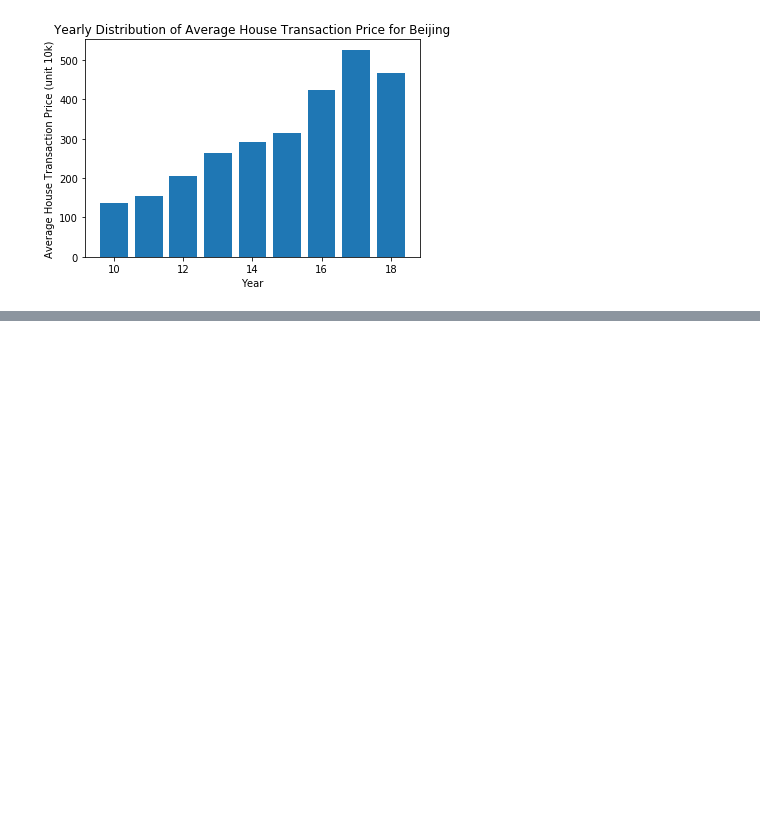
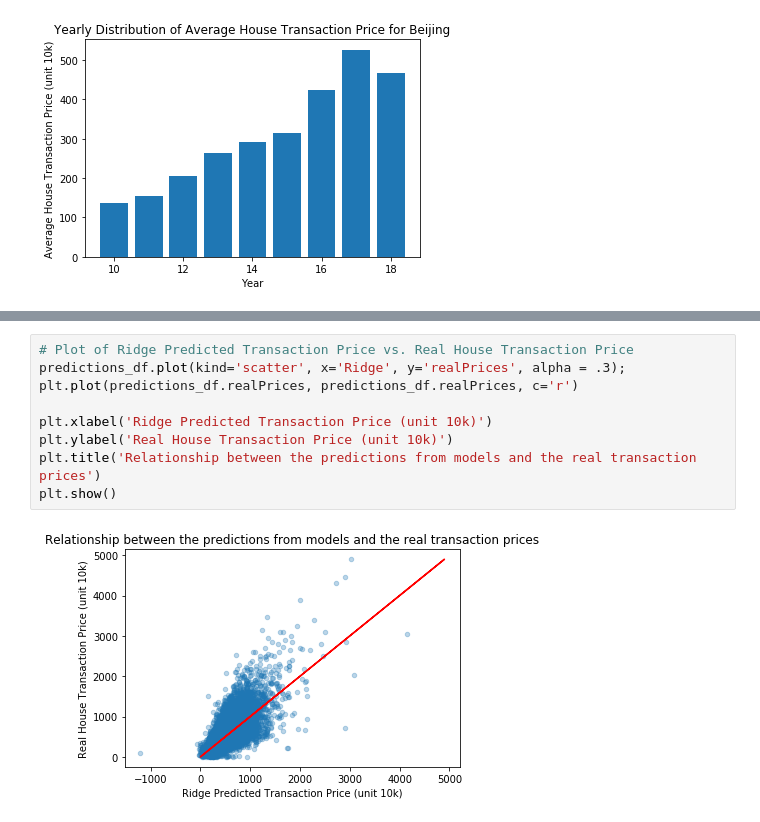
Before and after one commit to ashleyz7/370-Housing-Price-Project, a Jupyter notebook: analysis.ipynb, the cells around one changed output, grey strips where cells are left out. Drawn from its saved outputs; the diff is of its cells as text; blank space fills up the shorter version.

```diff
--- a/analysis.ipynb
+++ b/analysis.ipynb
@@ -306,0 +258,11 @@ ggrid.score(test_features, test_outcome)
+# %%
+# Plot of Ridge Predicted Transaction Price vs. Real House Transaction Price
+predictions_df.plot(kind='scatter', x='Ridge', y='realPrices', alpha = .3);
+plt.plot(predictions_df.realPrices, predictions_df.realPrices, c='r')
+
+plt.xlabel('Ridge Predicted Transaction Price (unit 10k)')
+plt.ylabel('Real House Transaction Price (unit 10k)')
+plt.title('Relationship between the predictions from models and the real transaction prices')
+plt.show()
+# %% [output]
+[figure, added]
```
Also changed, not shown: parts of 19 cells of this notebook, 1 other file.
